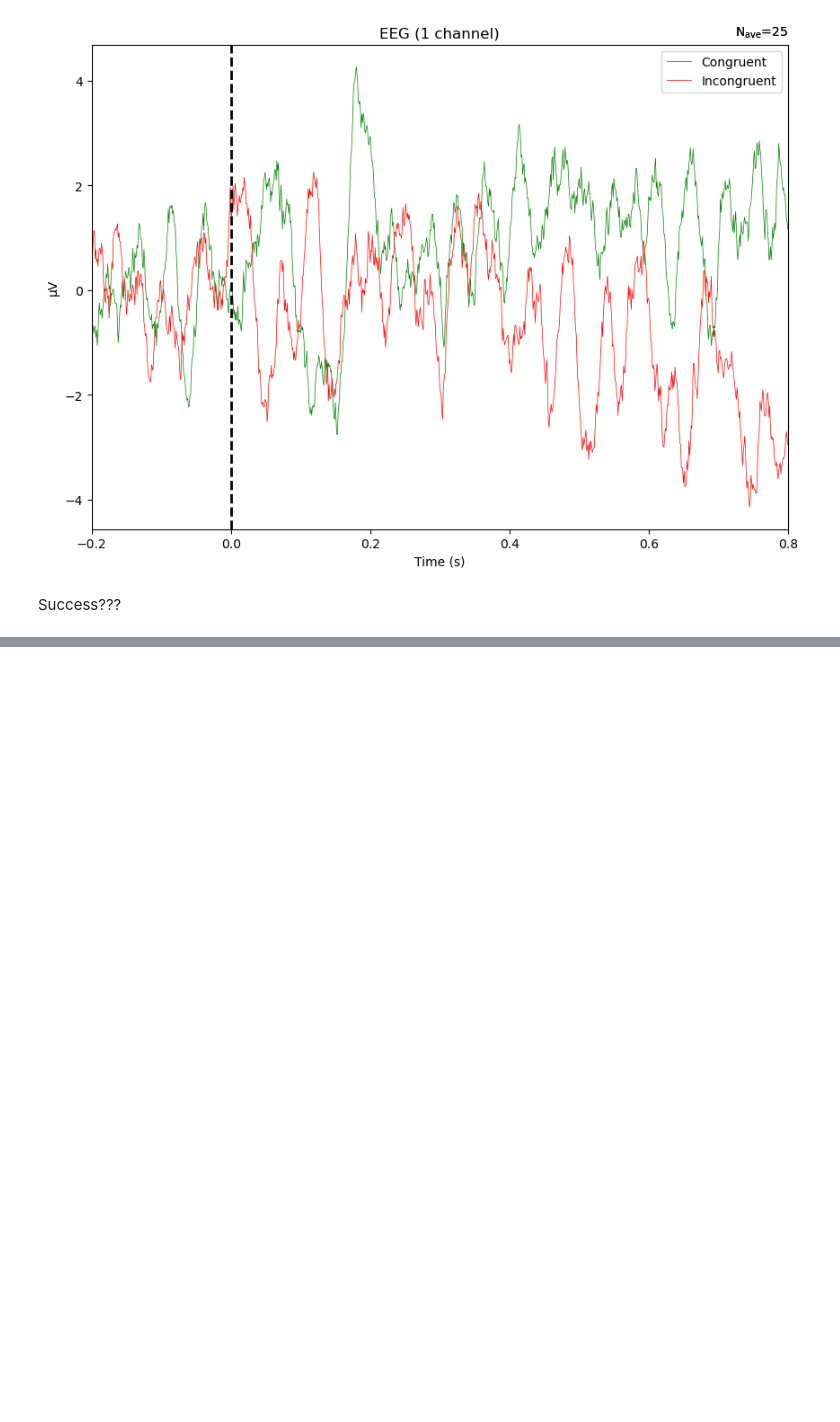
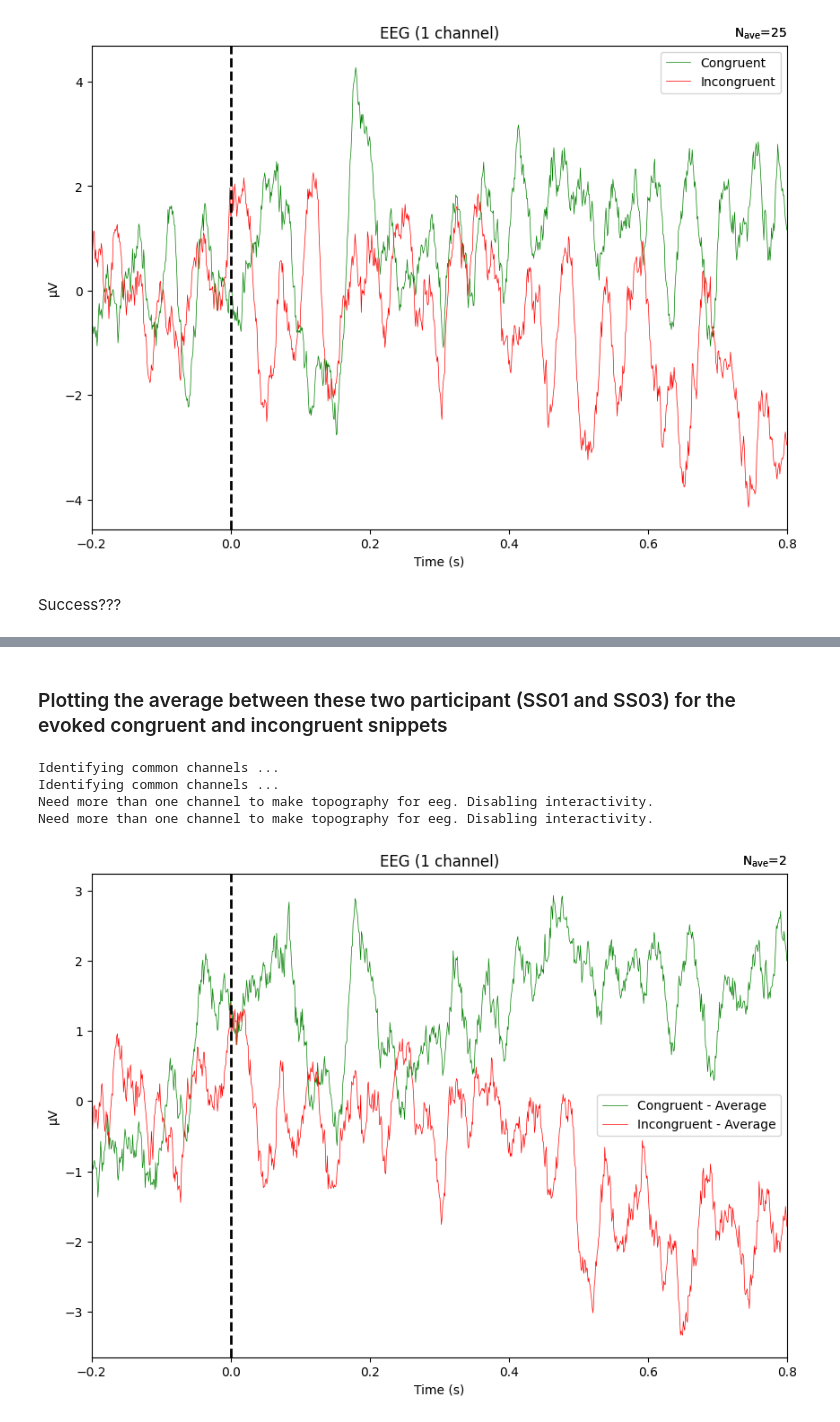
Before and after one commit to xeayerli/SPHSC525_2024, a Jupyter notebook: ERPlab.ipynb, the cells around one changed output, grey strips where cells are left out. Cells and saved outputs as stored; diff of their text form; code cells hidden in the pictures; blank space fills up the shorter version.

```diff
--- a/ERPlab.ipynb
+++ b/ERPlab.ipynb
@@ -136,7 +138,7 @@ NOTE: pick_channels() is a legacy function. New code should use inst.pick(...).
 # %%
 # Plotting the whole EEG for Cz electrode.
 # Load the raw data
-raw = mne.io.read_raw_cnt(file_path, preload=True)
+raw = mne.io.read_raw_cnt(file_path, preload=False)
 
 # Pick the Cz channel by name
 picks = mne.pick_channels(raw.info['ch_names'], include=['Cz'])
@@ -218,0 +297,35 @@ Success???
+# %% [markdown]
+### Plotting the average between these two participant (SS01 and SS03) for the evoked congruent and incongruent snippets
+# %%
+# Compute the grand averages
+grand_average_congruent = mne.grand_average([evoked_congruent, evoked_congruent_SS03])
+grand_average_incongruent = mne.grand_average([evoked_incongruent, evoked_incongruent_SS03])
+
+# Create the plot
+fig, ax = plt.subplots(figsize=(10, 7))
+
+# Plot the ERPs without specifying color
+line_congruent = grand_average_congruent.plot(axes=ax, time_unit='s', show=False, spatial_colors=True)
+line_incongruent = grand_average_incongruent.plot(axes=ax, time_unit='s', show=False, spatial_colors=True)
+
+# Get lines from the axes and adjust their properties
+lines = ax.lines
+lines[0].set_color('green')  # Assuming the first line is congruent
+lines[1].set_color('red')    # Assuming the second line is incongruent
+lines[0].set_label('Congruent - Average')
+lines[1].set_label('Incongruent - Average')
+
+# Add a vertical line at time zero to mark the event onset
+ax.axvline(0, linestyle='--', color='black', linewidth=2)
+
+# Add legend
+ax.legend()
+
+# Display the plot
+plt.show()
+# %% [output]
+Identifying common channels ...
+Identifying common channels ...
+Need more than one channel to make topography for eeg. Disabling interactivity.
+Need more than one channel to make topography for eeg. Disabling interactivity.
+[figure, added]
```
Also changed, not shown: parts of 8 cells of this notebook.
